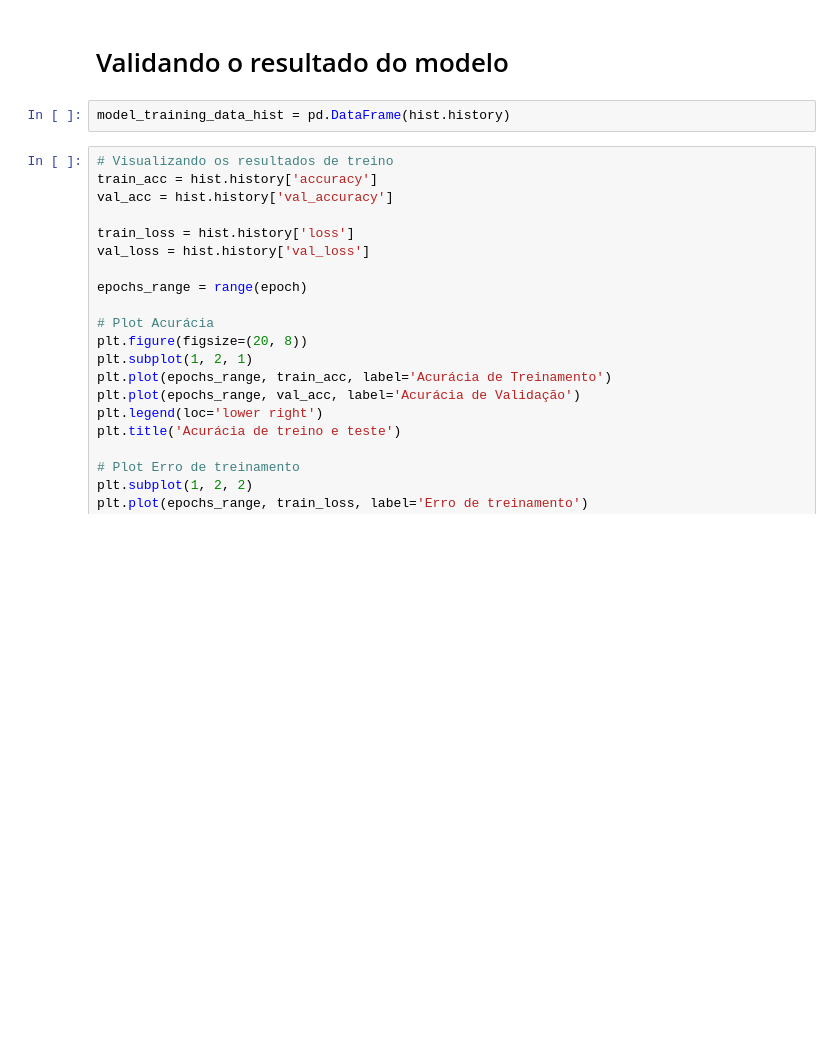
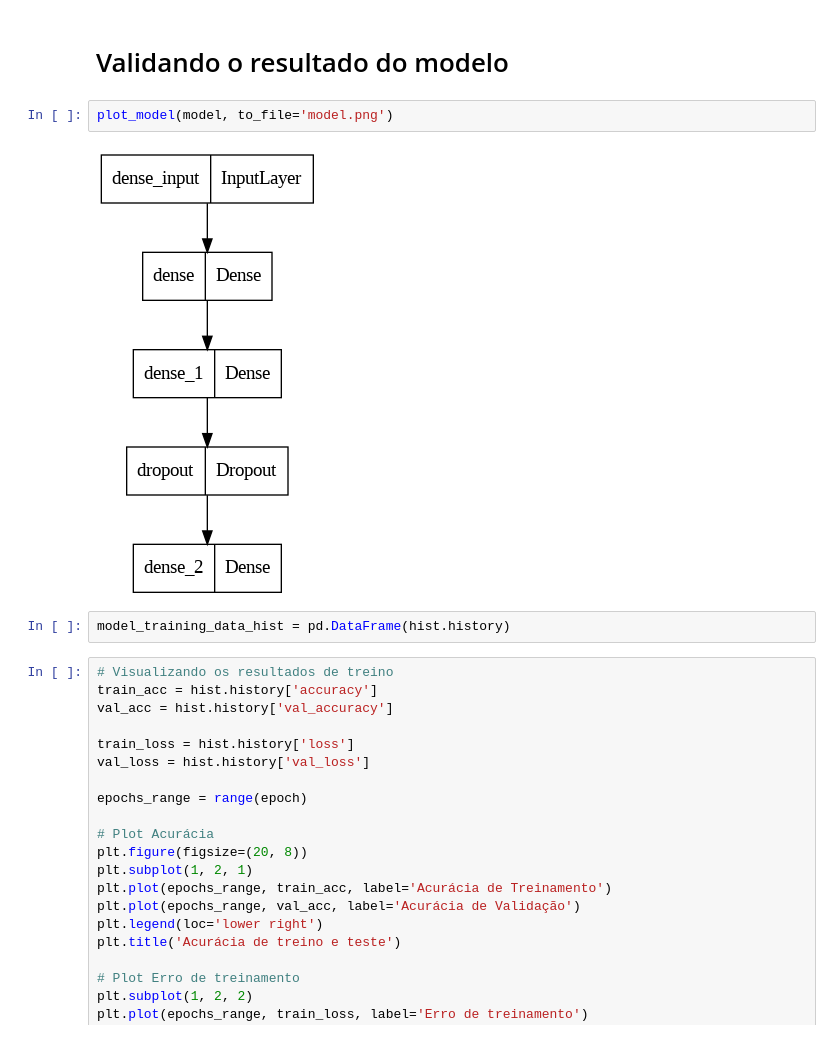
Before and after one commit to dhachcar/postech-tech-challenge-5, a Jupyter notebook: Tech_Challenge_5_Sugestão_de_indicação_de_bolsa_de_estudos.ipynb, the cells around one changed output. Cells and saved outputs as stored; diff of their text form; blank space fills up the shorter version.

```diff
--- a/Tech_Challenge_5_Sugestão_de_indicação_de_bolsa_de_estudos.ipynb
+++ b/Tech_Challenge_5_Sugestão_de_indicação_de_bolsa_de_estudos.ipynb
@@ -271,5 +272,9 @@ O modelo possui uma acurácia de 88.47% com 2000 epochs de processamento
 # %% [markdown]
 # Validando o resultado do modelo
+# %%
+plot_model(model, to_file='model.png')
+# %% [output]
+[figure, added]
 # %%
 model_training_data_hist = pd.DataFrame(hist.history)
 # %%
```
Also changed, not shown: parts of 20 cells of this notebook, 2 other files.
